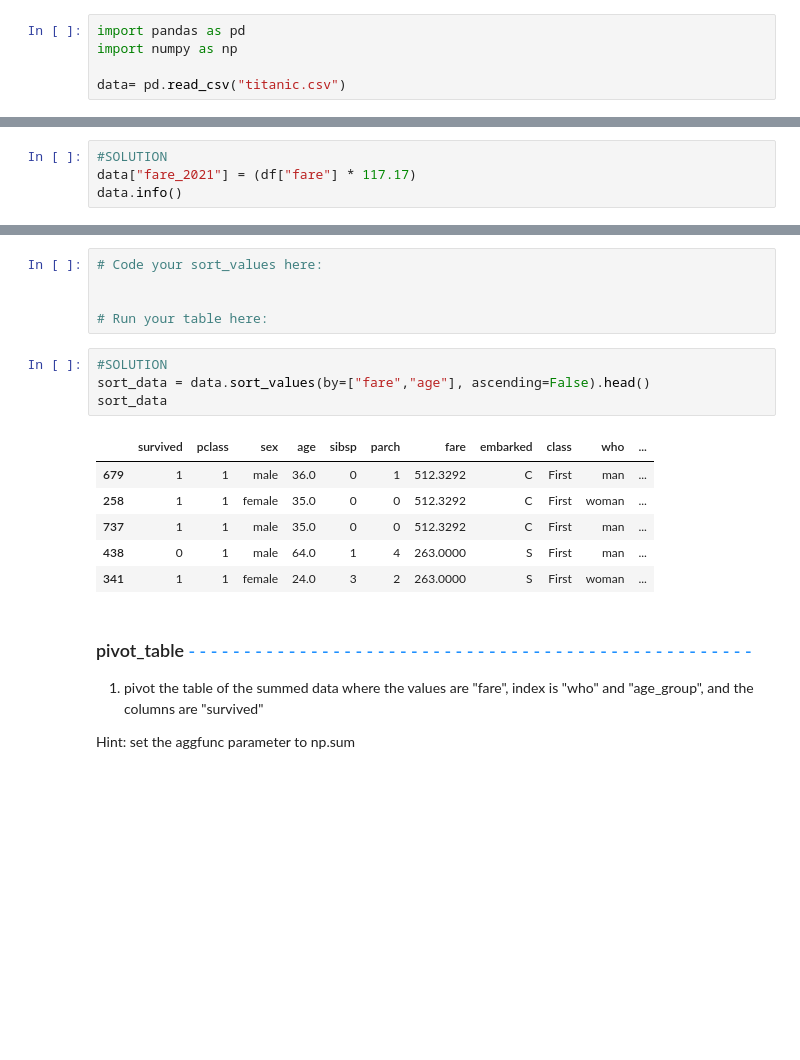
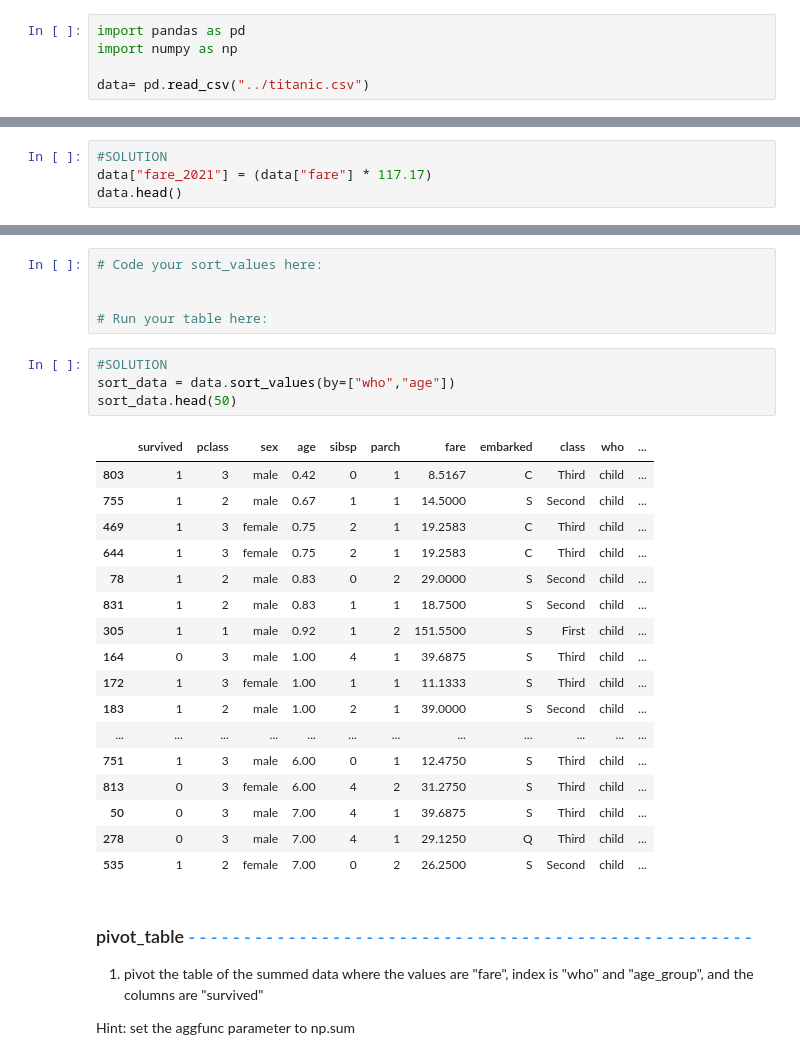
Before and after one commit to yayasanya/DataManipulation, a Jupyter notebook: Solutions/DataManipulationWorkbook-Solutions.ipynb, the cells around one changed output, grey strips where cells are left out. Drawn from its saved outputs; the diff is of its cells as text; blank space fills up the shorter version.

```diff
--- a/Solutions/DataManipulationWorkbook-Solutions.ipynb
+++ b/Solutions/DataManipulationWorkbook-Solutions.ipynb
@@ -9,7 +9,7 @@ The workbook has been broken up into sections.  Each section has an article for
 import pandas as pd
 import numpy as np
 
-data= pd.read_csv("titanic.csv")
+data= pd.read_csv("../titanic.csv")
 # %% [markdown]
 ## Before You Get Started
 
@@ -347,6 +362,6 @@ In the box below:
 # Run the head of your table to see your new column:
 # %%
 #SOLUTION
-data["fare_2021"] = (df["fare"] * 117.17)
-data.info()
+data["fare_2021"] = (data["fare"] * 117.17)
+data.head()
 # %% [output]
@@ -505,15 +479,26 @@ Suggested Reading:
 # Run your table here:
 # %%
 #SOLUTION
-sort_data = data.sort_values(by=["fare","age"], ascending=False).head()
-sort_data
+sort_data = data.sort_values(by=["who","age"])
+sort_data.head(50)
 # %% [output]
 |  | survived | pclass | sex | age | sibsp | parch | fare | embarked | class | who | ... |
-| 679 | 1 | 1 | male | 36.0 | 0 | 1 | 512.3292 | C | First | man | ... |
-| 258 | 1 | 1 | female | 35.0 | 0 | 0 | 512.3292 | C | First | woman | ... |
-| 737 | 1 | 1 | male | 35.0 | 0 | 0 | 512.3292 | C | First | man | ... |
-| 438 | 0 | 1 | male | 64.0 | 1 | 4 | 263.0000 | S | First | man | ... |
-| 341 | 1 | 1 | female | 24.0 | 3 | 2 | 263.0000 | S | First | woman | ... |
+| 803 | 1 | 3 | male | 0.42 | 0 | 1 | 8.5167 | C | Third | child | ... |
+| 755 | 1 | 2 | male | 0.67 | 1 | 1 | 14.5000 | S | Second | child | ... |
+| 469 | 1 | 3 | female | 0.75 | 2 | 1 | 19.2583 | C | Third | child | ... |
+| 644 | 1 | 3 | female | 0.75 | 2 | 1 | 19.2583 | C | Third | child | ... |
+| 78 | 1 | 2 | male | 0.83 | 0 | 2 | 29.0000 | S | Second | child | ... |
+| 831 | 1 | 2 | male | 0.83 | 1 | 1 | 18.7500 | S | Second | child | ... |
+| 305 | 1 | 1 | male | 0.92 | 1 | 2 | 151.5500 | S | First | child | ... |
+| 164 | 0 | 3 | male | 1.00 | 4 | 1 | 39.6875 | S | Third | child | ... |
+| 172 | 1 | 3 | female | 1.00 | 1 | 1 | 11.1333 | S | Third | child | ... |
+| 183 | 1 | 2 | male | 1.00 | 2 | 1 | 39.0000 | S | Second | child | ... |
+| ... | ... | ... | ... | ... | ... | ... | ... | ... | ... | ... | ... |
+| 751 | 1 | 3 | male | 6.00 | 0 | 1 | 12.4750 | S | Third | child | ... |
+| 813 | 0 | 3 | female | 6.00 | 4 | 2 | 31.2750 | S | Third | child | ... |
+| 50 | 0 | 3 | male | 7.00 | 4 | 1 | 39.6875 | S | Third | child | ... |
+| 278 | 0 | 3 | male | 7.00 | 4 | 1 | 29.1250 | Q | Third | child | ... |
+| 535 | 1 | 2 | female | 7.00 | 0 | 2 | 26.2500 | S | Second | child | ... |
 # %% [markdown]
 ### pivot_table <span style="color:dodgerblue;"> - - - - - - - - - - - - - - - - - - - - - - - - - - - - - - - - - - - - - - - - - - - - - - - - - - - </span>
 1. pivot the table of the summed data where the values are "fare", index is "who" and "age_group", and the columns are "survived"
```
Also changed, not shown: parts of 12 cells of this notebook, 3 other files.
